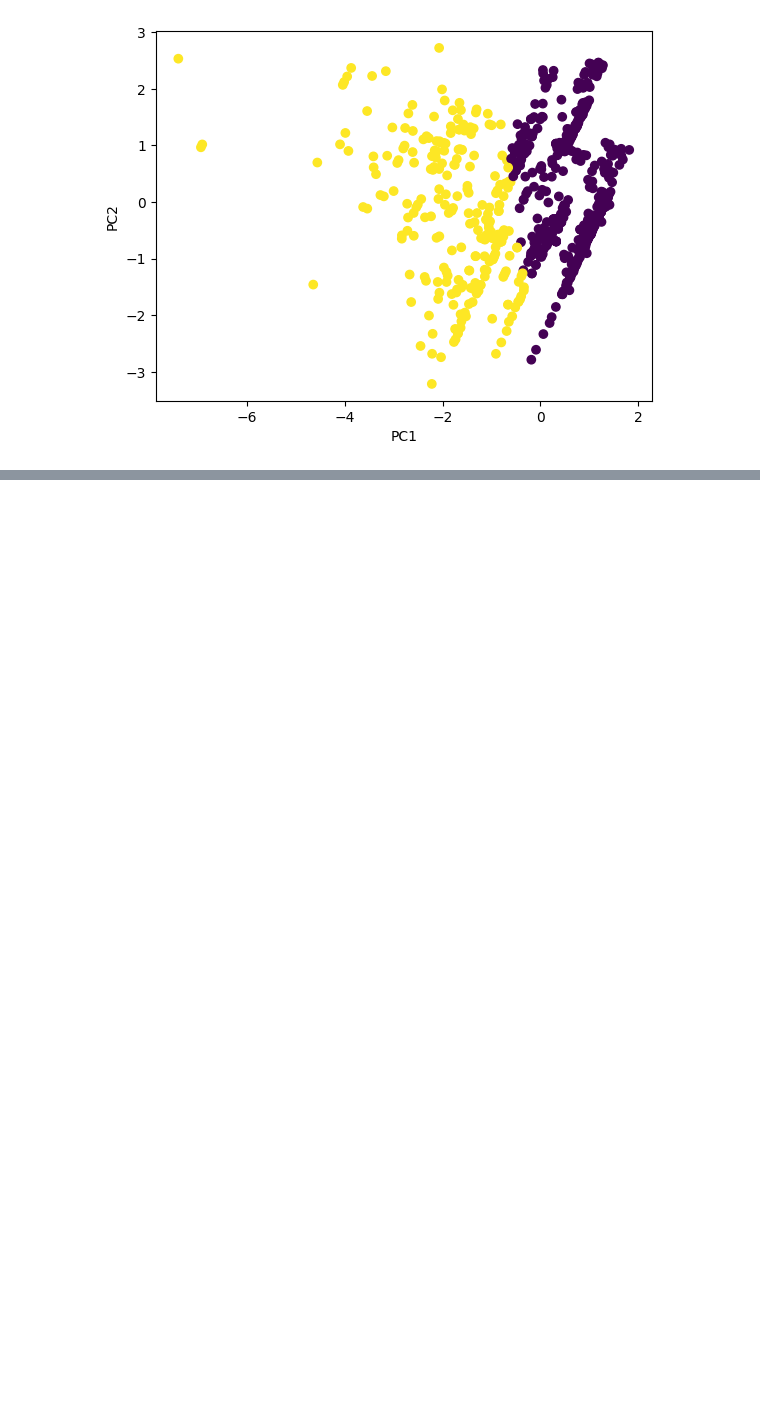
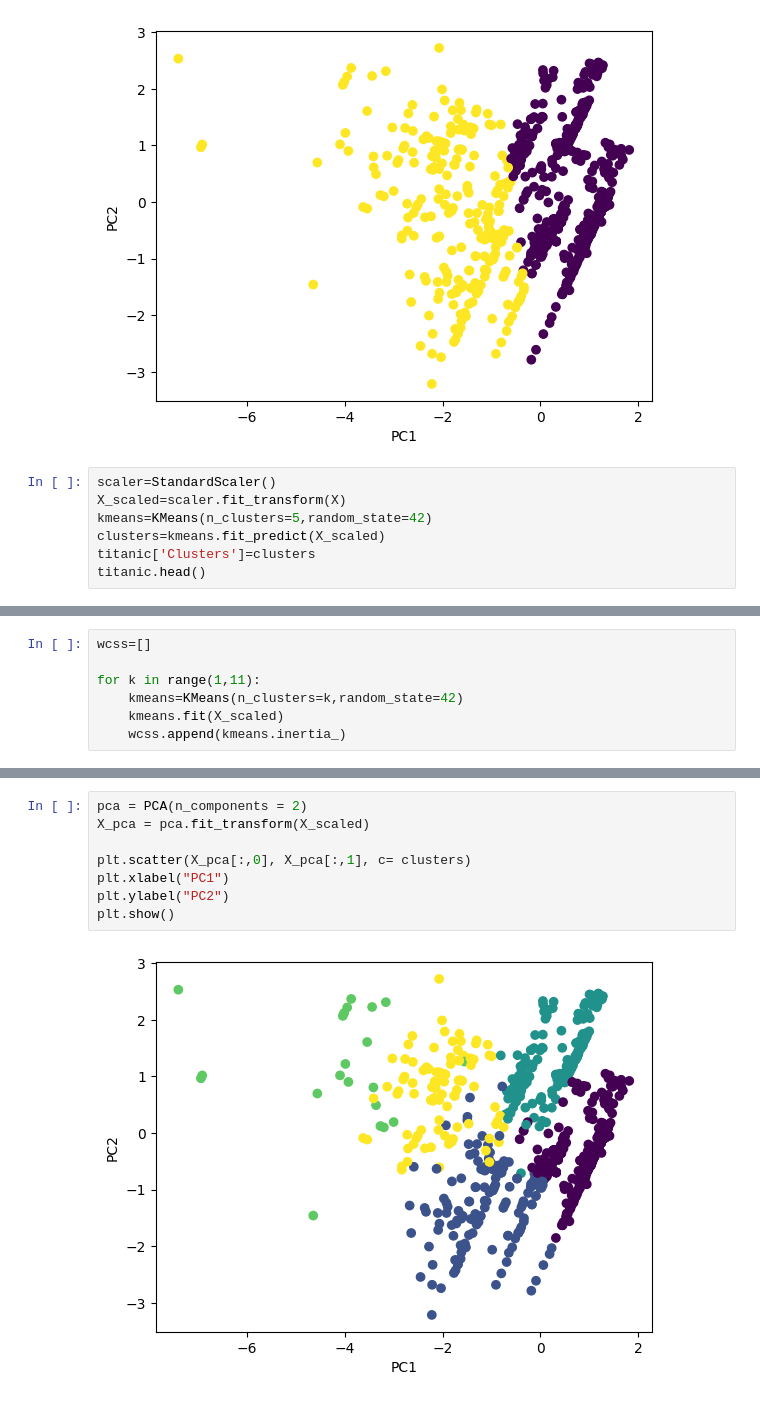
Before and after one commit to Fatima-05/GDGOC-AI-ML, a Jupyter notebook: Class13.ipynb, the cells around one changed output, grey strips where cells are left out. Saved outputs shown, nothing was run; the diff lists cells and outputs as text; blank space fills up the shorter version.

```diff
--- a/Class13.ipynb
+++ b/Class13.ipynb
@@ -232,3 +232,10 @@ plt.ylabel("PC2")
 plt.show()
 # %% [output]
 [figure]
+# %%
+scaler=StandardScaler()
+X_scaled=scaler.fit_transform(X)
+kmeans=KMeans(n_clusters=5,random_state=42)
+clusters=kmeans.fit_predict(X_scaled)
+titanic['Clusters']=clusters
+titanic.head()
@@ -234,0 +249,7 @@ plt.show()
+# %%
+wcss=[]
+
+for k in range(1,11):
+    kmeans=KMeans(n_clusters=k,random_state=42)
+    kmeans.fit(X_scaled)
+    wcss.append(kmeans.inertia_)
@@ -234,0 +282,10 @@ plt.show()
+# %%
+pca = PCA(n_components = 2)
+X_pca = pca.fit_transform(X_scaled)
+
+plt.scatter(X_pca[:,0], X_pca[:,1], c= clusters)
+plt.xlabel("PC1")
+plt.ylabel("PC2")
+plt.show()
+# %% [output]
+[figure, added]
```
Also changed, not shown: parts of 5 cells of this notebook.
